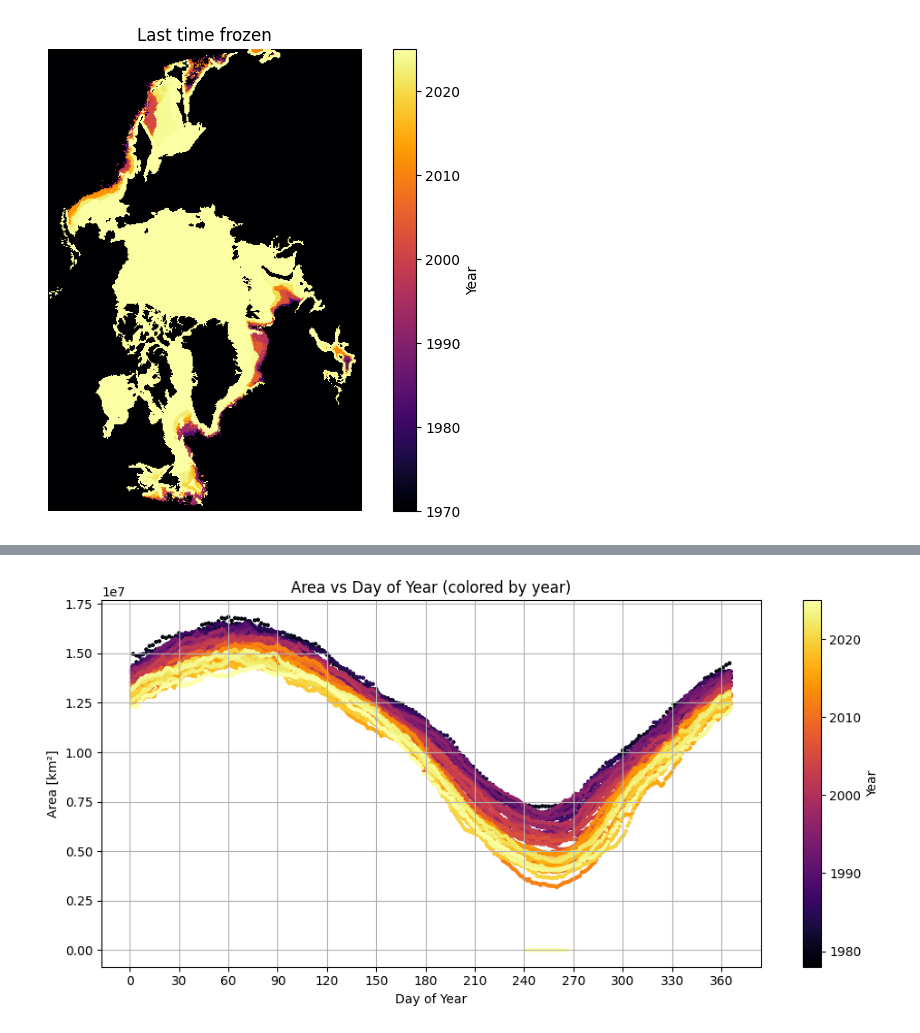
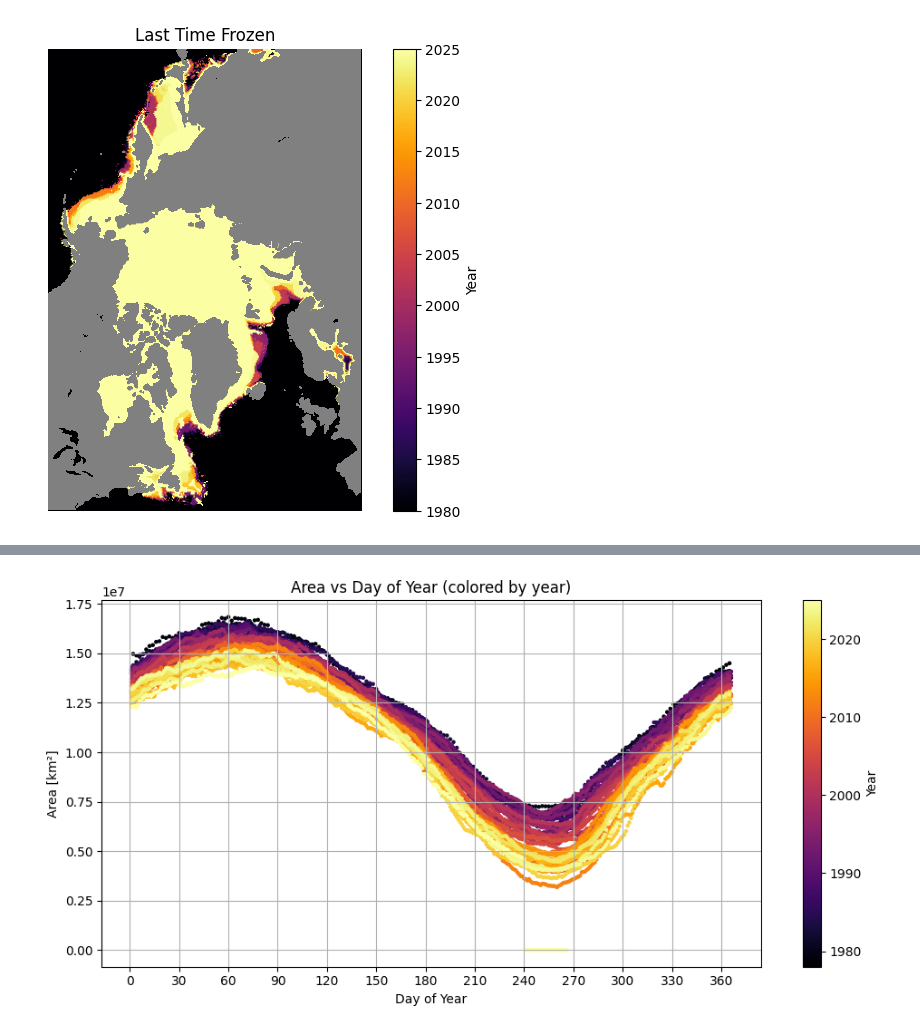
Before and after one commit to nwalser/CS163, a Jupyter notebook: project/main.ipynb, the cells around one changed output, grey strips where cells are left out. Saved outputs shown, nothing was run; the diff lists cells and outputs as text; code cells hidden in the pictures.

```diff
--- a/project/main.ipynb
+++ b/project/main.ipynb
@@ -66,6 +66,9 @@ for root, _, files in tqdm(os.walk(data_dir)):
             dates[idx] = np.datetime64(date_iso, 'D')
 
             idx += 1
+# %%
+# EXTRACT LAND MASSES
+landmasses = np.all(images[0] == 119, axis=-1) | np.all(images[0] == 0, axis=-1)
 # %%
 # CALCULATE AREA
 pixel_size = 25
@@ -90,7 +93,7 @@ for i in tqdm(range(1, n_images)):
     age_stack[i] = counter
 # %%
 # CALCULATE LAST TIME FROZEN DATE
-last_white_date = np.zeros(img_shape[:2], dtype='datetime64[D]')
+last_white_date = np.full(img_shape[:2], np.datetime64('NaT', 'D'))
 
 for i in tqdm(range(len(images)), total=len(images)):
     mask = np.all(images[i] == 255, axis=-1)
@@ -98,12 +109,15 @@ for i in tqdm(range(len(images)), total=len(images)):
 # %%
 years = last_white_date.astype('datetime64[Y]').astype(int) + 1970
 
-plt.figure(figsize=(8,6))
-im = plt.imshow(years)
+plt.figure(figsize=(8, 6))
+im = plt.imshow(years, cmap='inferno', vmin=1980, vmax=2025)
 cbar = plt.colorbar(im)
 cbar.set_label("Year")
-plt.title("Last time frozen")
+plt.title("Last Time Frozen")
 plt.axis("off")
+
+plt.contourf(landmasses, levels=[0.5, 1], colors="gray", zorder=2)
+
 plt.show()
 # %% [output]
-[figure, old version]
+[figure, new version]
```
Also changed, not shown: parts of 6 cells of this notebook, 1 other file.
